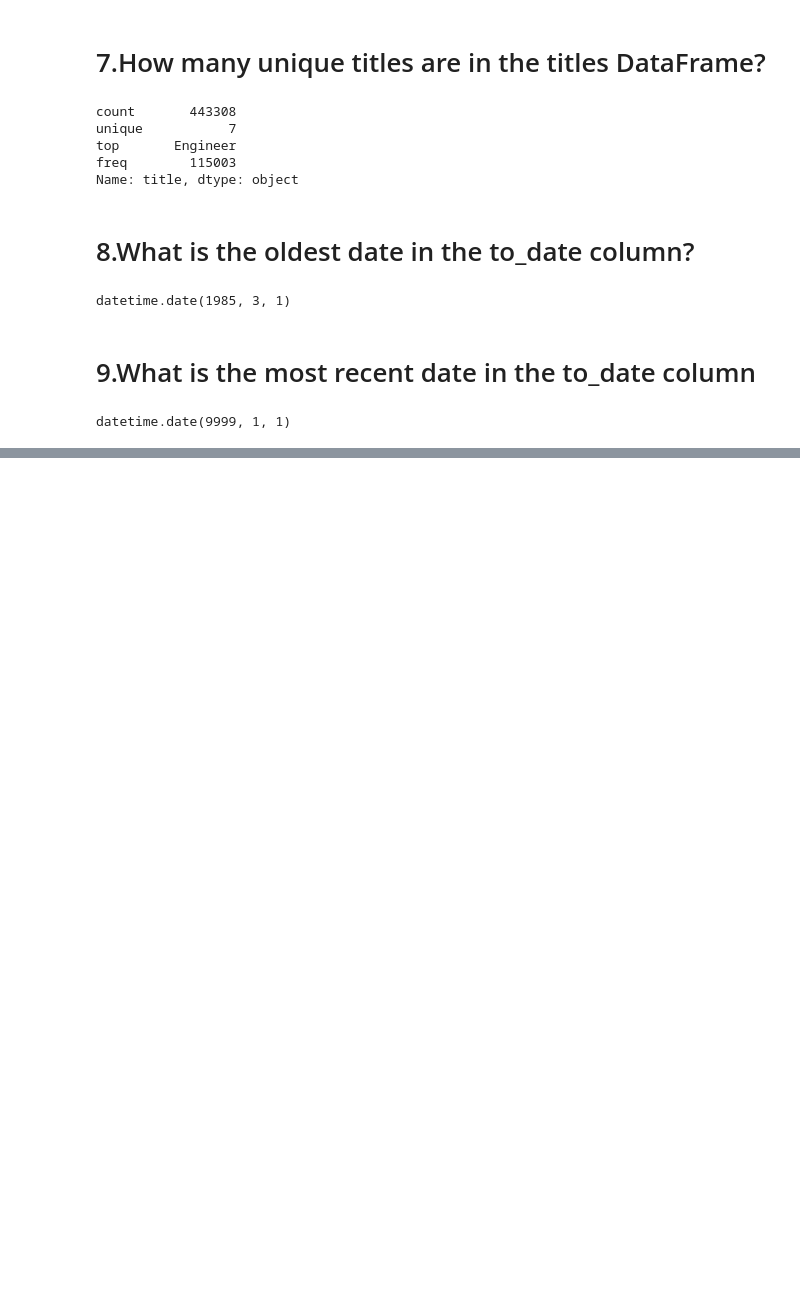
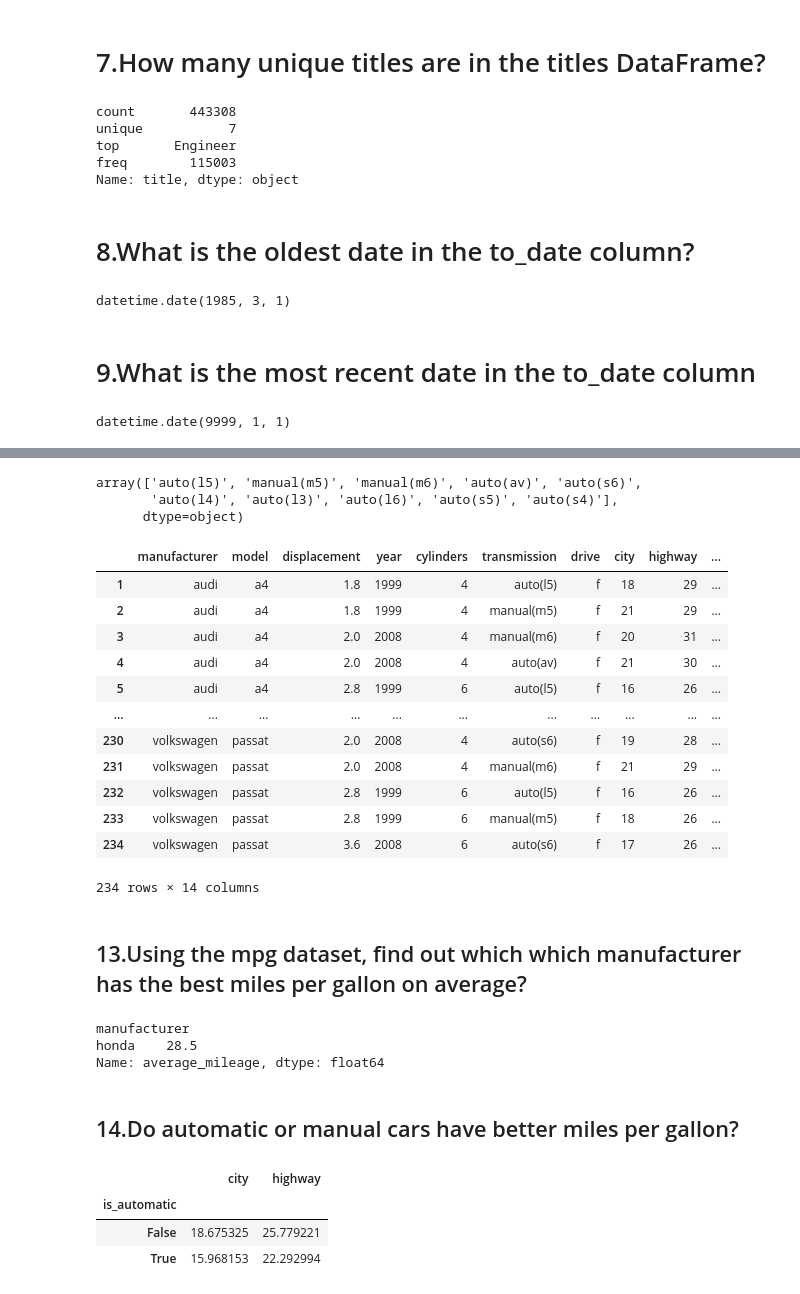
Before and after one commit to Olivert75/numpy-pandas-visualization-exercises, a Jupyter notebook: advanced_dataframes.ipynb, the cells around one changed output, grey strips where cells are left out. Drawn from its saved outputs; the diff is of its cells as text; code cells hidden in the pictures; blank space fills up the shorter version.

```diff
--- a/advanced_dataframes.ipynb
+++ b/advanced_dataframes.ipynb
@@ -147,0 +311,2 @@ datetime.date(9999, 1, 1)
+# %%
+mpg["mileage_difference"] = mpg.highway - mpg.city
@@ -147,0 +315,2 @@ datetime.date(9999, 1, 1)
+# %%
+mpg["average_mileage"] = (mpg.highway + mpg.city) / 2
@@ -147,0 +319,41 @@ datetime.date(9999, 1, 1)
+# %%
+mpg.transmission.unique() # Check for unqiue observations
+# %% [output]
+array(['auto(l5)', 'manual(m5)', 'manual(m6)', 'auto(av)', 'auto(s6)',
+       'auto(l4)', 'auto(l3)', 'auto(l6)', 'auto(s5)', 'auto(s4)'],
+      dtype=object)
+# %%
+mpg["is_automatic"] =  mpg['transmission'].str.startswith("a")
+mpg["is_automatic"] =  mpg['transmission'].str.contains("auto" #other way
+mpg
+# %% [output]
+|  | manufacturer | model | displacement | year | cylinders | transmission | drive | city | highway | ... |
+| 1 | audi | a4 | 1.8 | 1999 | 4 | auto(l5) | f | 18 | 29 | ... |
+| 2 | audi | a4 | 1.8 | 1999 | 4 | manual(m5) | f | 21 | 29 | ... |
+| 3 | audi | a4 | 2.0 | 2008 | 4 | manual(m6) | f | 20 | 31 | ... |
+| 4 | audi | a4 | 2.0 | 2008 | 4 | auto(av) | f | 21 | 30 | ... |
+| 5 | audi | a4 | 2.8 | 1999 | 6 | auto(l5) | f | 16 | 26 | ... |
+| ... | ... | ... | ... | ... | ... | ... | ... | ... | ... | ... |
+| 230 | volkswagen | passat | 2.0 | 2008 | 4 | auto(s6) | f | 19 | 28 | ... |
+| 231 | volkswagen | passat | 2.0 | 2008 | 4 | manual(m6) | f | 21 | 29 | ... |
+| 232 | volkswagen | passat | 2.8 | 1999 | 6 | auto(l5) | f | 16 | 26 | ... |
+| 233 | volkswagen | passat | 2.8 | 1999 | 6 | manual(m5) | f | 18 | 26 | ... |
+| 234 | volkswagen | passat | 3.6 | 2008 | 6 | auto(s6) | f | 17 | 26 | ... |
+234 rows × 14 columns
+# %% [markdown]
+## 13.Using the mpg dataset, find out which which manufacturer has the best miles per gallon on average?
+# %%
+mpg.groupby('manufacturer').average_mileage.mean().nlargest(n=1, keep='all')
+# %% [output]
+manufacturer
+honda    28.5
+Name: average_mileage, dtype: float64
+# %% [markdown]
+## 14.Do automatic or manual cars have better miles per gallon?
+# %%
+mpg.groupby('is_automatic')[['city', 'highway']].mean().sort_values(by='highway', ascending=False)
+# %% [output]
+|  | city | highway |
+| is_automatic |  |  |
+| False | 18.675325 | 25.779221 |
+| True | 15.968153 | 22.292994 |
```
Also changed, not shown: parts of 26 cells of this notebook.
